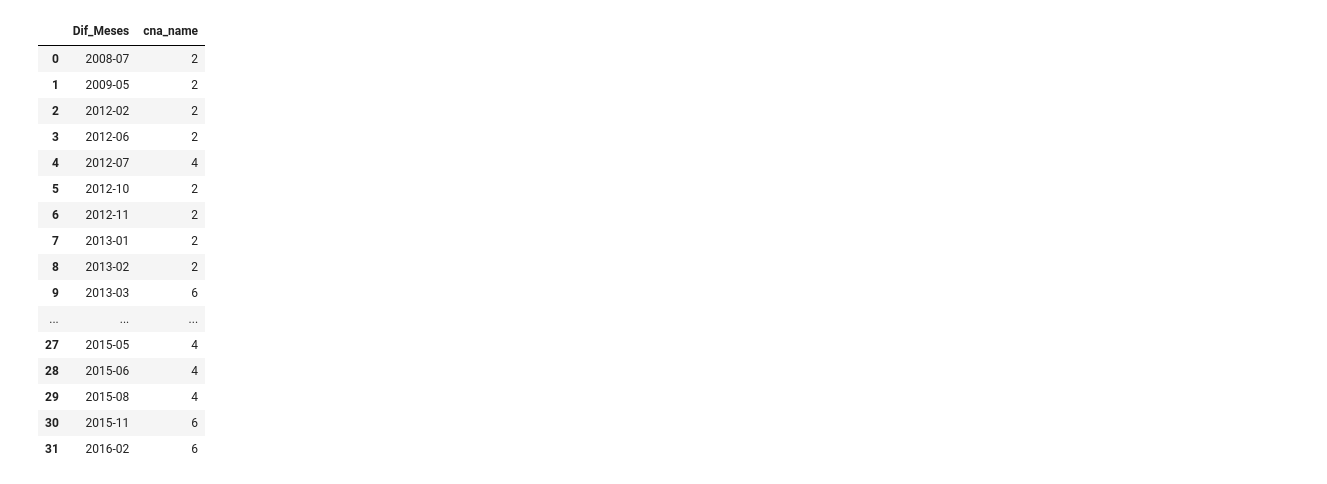
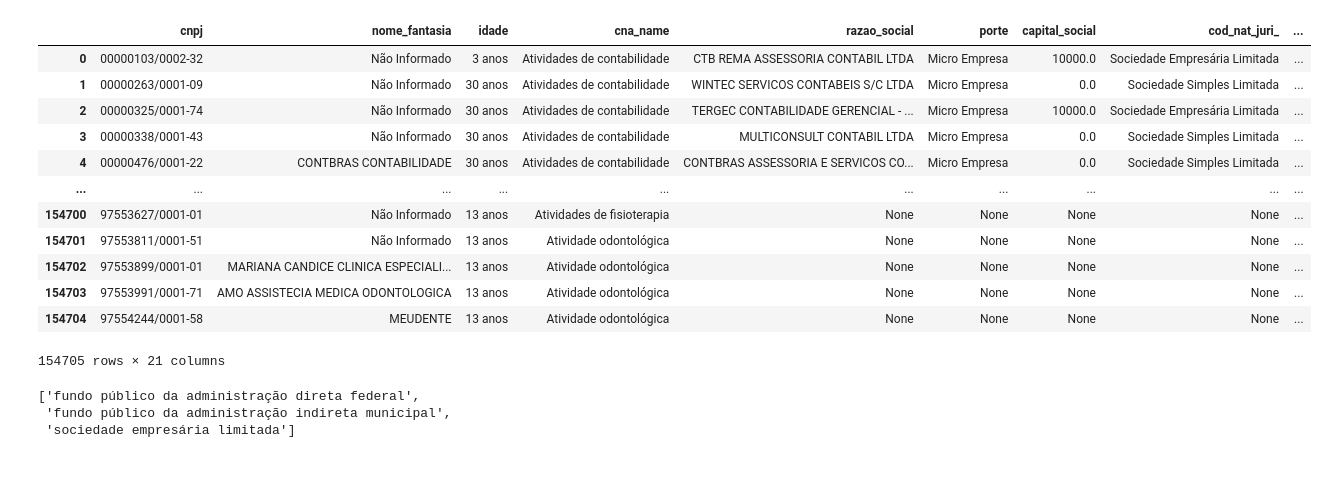
Before and after one commit to sintese-bi/dashboard-cnpj-api, a Jupyter notebook: testes.ipynb, the cells around one changed output. Saved outputs shown, nothing was run; the diff lists cells and outputs as text; code cells hidden in the pictures.

```diff
--- a/testes.ipynb
+++ b/testes.ipynb
@@ -133,20 +7,0 @@ r_valor = df_qtd['cna_name'].iloc[1:].sum()
-# %%
-df_qtd
-# %% [output]
-|  | Dif_Meses | cna_name |
-| 0 | 2008-07 | 2 |
-| 1 | 2009-05 | 2 |
-| 2 | 2012-02 | 2 |
-| 3 | 2012-06 | 2 |
-| 4 | 2012-07 | 4 |
-| 5 | 2012-10 | 2 |
-| 6 | 2012-11 | 2 |
-| 7 | 2013-01 | 2 |
-| 8 | 2013-02 | 2 |
-| 9 | 2013-03 | 6 |
-| ... | ... | ... |
-| 27 | 2015-05 | 4 |
-| 28 | 2015-06 | 4 |
-| 29 | 2015-08 | 4 |
-| 30 | 2015-11 | 6 |
-| 31 | 2016-02 | 6 |
@@ -168,0 +8,33 @@ df_dez_anos_atras = df[df['dif'] > dez_anos_atras]
+# %%
+conn = connectionDataBase()
+
+cursor = conn.cursor()
+
+query = '''SELECT distinct tt.cnpj_ as cnpj,tt.nome_fantasia,tt.idade,tt.cna_name,tt.razao_social,tt.porte,tt.capital_social,tt.cod_nat_juri_,tt.qual_respons_,tt.uf,tt.data_situacao_cadastral,tt.data_incio_atividade,tt.telefone, tt.muni_name,tt.logradouro ,tt.tipo_logradouro ,tt.complemento,tt.bairro ,tt.cep,tt.cep_lat,tt.cep_long
+                        FROM (
+                        SELECT cc.cnpj_,cc.cnpj,cna.cna_name,cc.nome_fantasia,cc.idade,ee.razao_social,ee.porte,ee.capital_social,ee.cod_nat_juri_,ee.qual_respons_,cc.uf,cc.data_situacao_cadastral,cc.data_incio_atividade,cc.telefone, mm.muni_name,cc.logradouro ,cc.tipo_logradouro ,cc.complemento,cc.bairro ,cc.cep,cp.cep_lat,cp.cep_long from cnp_cnpj cc
+                        left join mun_municipio mm on mm.muni_cod = cc.muncipio
+                        left join em_empresas ee on ee.cnpj = cc.cnpj
+                        left join cep_lat_long cp on cp.cep=cc.cep
+                        left join cnae_cnaes_ cna on cna.cna_subclass = cc.cnae_principal
+                        WHERE cc.cnae_principal IN ('6920601', '8630504', '8650004') AND cc.uf IN ('TO', 'MA', 'CE', 'RN', 'PB', 'PE', 'SE', 'AL', 'MG', 'BA', 'ES', 'RJ', 'SP')) AS tt'''
+query=cursor.execute(query)
+query=cursor.fetchall()
+
+nomes_colunas = [desc[0] for desc in cursor.description]
+df = pd.DataFrame(query,columns=nomes_colunas)
+df
+# %% [output]
+|  | cnpj | nome_fantasia | idade | cna_name | razao_social | porte | capital_social | cod_nat_juri_ | ... |
+| 0 | 00000103/0002-32 | Não Informado | 3 anos | Atividades de contabilidade | CTB REMA ASSESSORIA CONTABIL LTDA | Micro Empresa | 10000.0 | Sociedade Empresária Limitada | ... |
+| 1 | 00000263/0001-09 | Não Informado | 30 anos | Atividades de contabilidade | WINTEC SERVICOS CONTABEIS S/C LTDA | Micro Empresa | 0.0 | Sociedade Simples Limitada | ... |
+| 2 | 00000325/0001-74 | Não Informado | 30 anos | Atividades de contabilidade | TERGEC CONTABILIDADE GERENCIAL - ... | Micro Empresa | 10000.0 | Sociedade Empresária Limitada | ... |
+| 3 | 00000338/0001-43 | Não Informado | 30 anos | Atividades de contabilidade | MULTICONSULT CONTABIL LTDA | Micro Empresa | 0.0 | Sociedade Simples Limitada | ... |
+| 4 | 00000476/0001-22 | CONTBRAS CONTABILIDADE | 30 anos | Atividades de contabilidade | CONTBRAS ASSESSORIA E SERVICOS CO... | Micro Empresa | 0.0 | Sociedade Simples Limitada | ... |
+| ... | ... | ... | ... | ... | ... | ... | ... | ... | ... |
+| 154700 | 97553627/0001-01 | Não Informado | 13 anos | Atividades de fisioterapia | None | None | None | None | ... |
+| 154701 | 97553811/0001-51 | Não Informado | 13 anos | Atividade odontológica | None | None | None | None | ... |
+| 154702 | 97553899/0001-01 | MARIANA CANDICE CLINICA ESPECIALI... | 13 anos | Atividade odontológica | None | None | None | None | ... |
+| 154703 | 97553991/0001-71 | AMO ASSISTECIA MEDICA ODONTOLOGICA | 13 anos | Atividade odontológica | None | None | None | None | ... |
+| 154704 | 97554244/0001-58 | MEUDENTE | 13 anos | Atividade odontológica | None | None | None | None | ... |
+154705 rows × 21 columns
@@ -168,0 +112,6 @@ df_dez_anos_atras = df[df['dif'] > dez_anos_atras]
+# %%
+cod_nat[:3]
+# %% [output]
+['fundo público da administração direta federal',
+ 'fundo público da administração indireta municipal',
+ 'sociedade empresária limitada']
```
Also changed, not shown: parts of 98 cells of this notebook, 3 other files.
